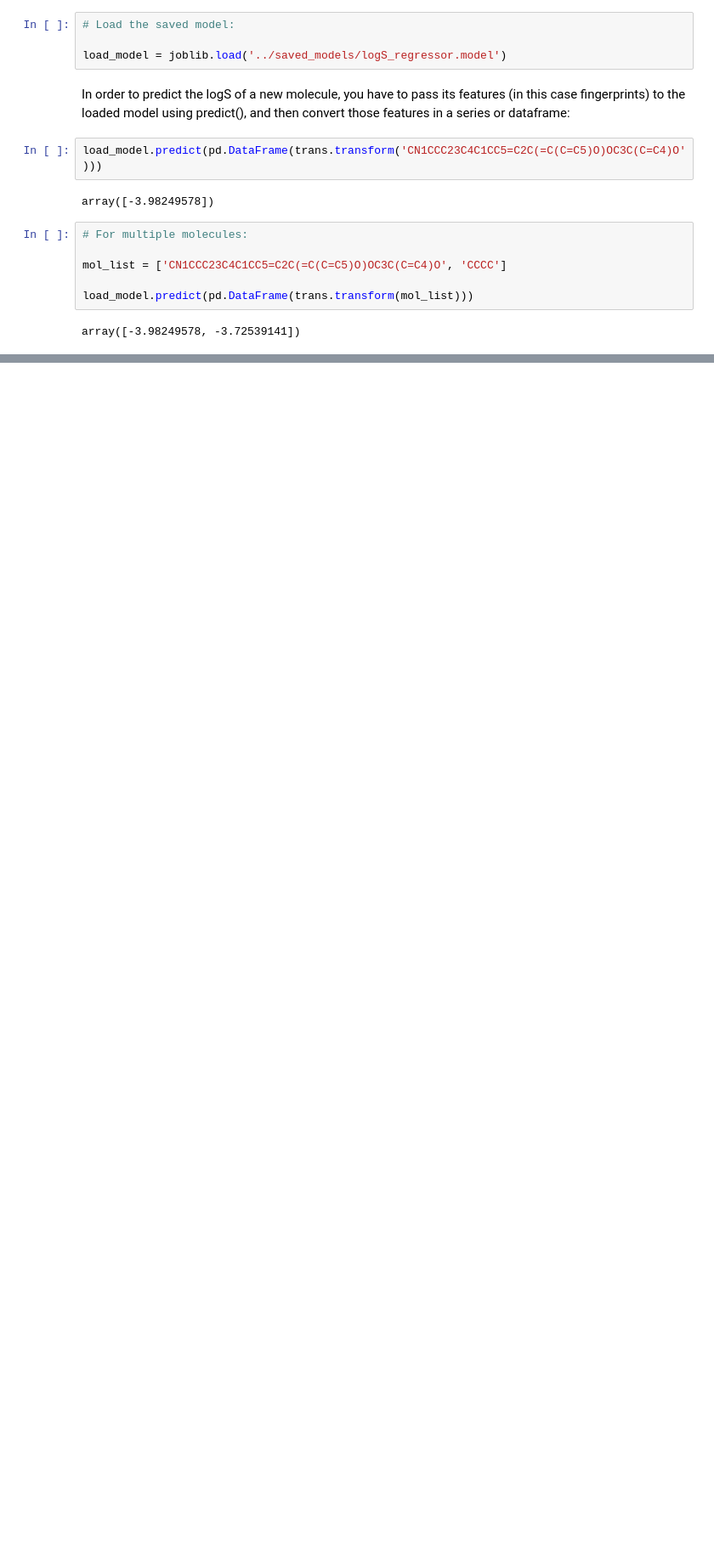
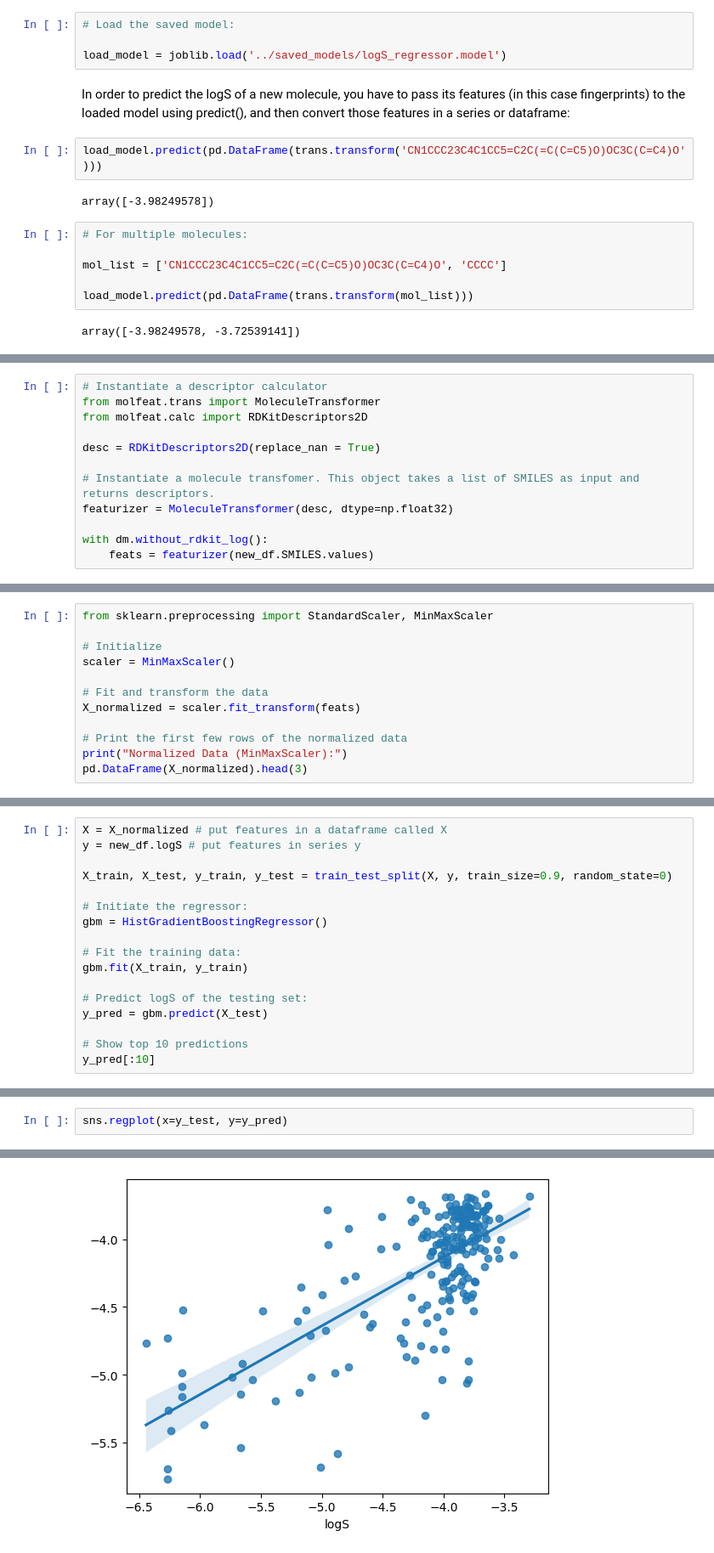
Before and after one commit to ganesh7shahane/predictive_ADMET_modelling, a Jupyter notebook: solubility/logS_Regressor.ipynb, the cells around one changed output, grey strips where cells are left out. Shown: that part at 85% size. Saved outputs shown, nothing was run; the diff lists cells and outputs as text; blank space fills up the shorter version.

Commit message:
updated logS regressor V2

```diff
--- a/solubility/logS_Regressor.ipynb
+++ b/solubility/logS_Regressor.ipynb
@@ -201,0 +216,12 @@ array([-3.98249578, -3.72539141])
+# %%
+# Instantiate a descriptor calculator
+from molfeat.trans import MoleculeTransformer
+from molfeat.calc import RDKitDescriptors2D
+
+desc = RDKitDescriptors2D(replace_nan = True)
+
+# Instantiate a molecule transfomer. This object takes a list of SMILES as input and returns descriptors.
+featurizer = MoleculeTransformer(desc, dtype=np.float32)
+
+with dm.without_rdkit_log():
+    feats = featurizer(new_df.SMILES.values)
@@ -201,0 +239,12 @@ array([-3.98249578, -3.72539141])
+# %%
+from sklearn.preprocessing import StandardScaler, MinMaxScaler
+
+# Initialize
+scaler = MinMaxScaler()
+
+# Fit and transform the data
+X_normalized = scaler.fit_transform(feats)
+
+# Print the first few rows of the normalized data
+print("Normalized Data (MinMaxScaler):")
+pd.DataFrame(X_normalized).head(3)
@@ -201,0 +260,17 @@ array([-3.98249578, -3.72539141])
+# %%
+X = X_normalized # put features in a dataframe called X
+y = new_df.logS # put features in series y
+
+X_train, X_test, y_train, y_test = train_test_split(X, y, train_size=0.9, random_state=0)
+
+# Initiate the regressor:
+gbm = HistGradientBoostingRegressor()
+
+# Fit the training data:
+gbm.fit(X_train, y_train)
+
+# Predict logS of the testing set:
+y_pred = gbm.predict(X_test)
+
+# Show top 10 predictions
+y_pred[:10]
@@ -201,0 +295,3 @@ array([-3.98249578, -3.72539141])
+# %%
+sns.regplot(x=y_test, y=y_pred)
+# %% [output]
@@ -201,0 +299 @@ array([-3.98249578, -3.72539141])
+[figure, added]
```
Also changed, not shown: parts of 21 cells of this notebook, 2 other files.
